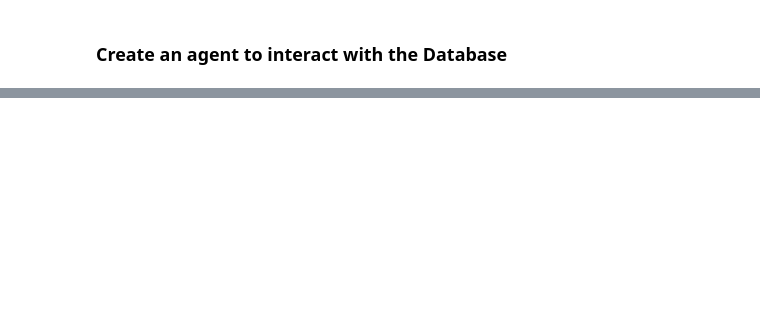
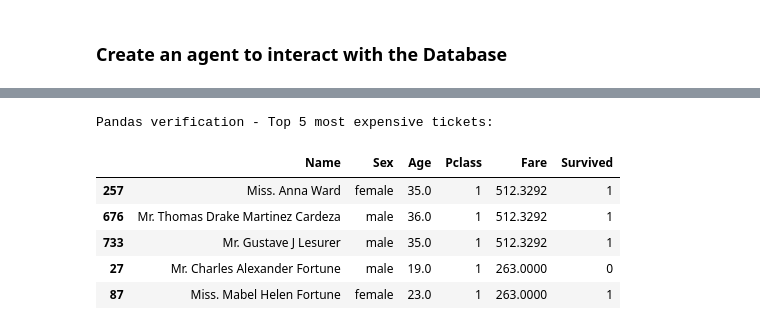
Before and after one commit to TAHMID37/Agent-Database-Interaction, a Jupyter notebook: explore/4_query_and_QA_sqldb_from_csv.ipynb, the cells around one changed output, grey strips where cells are left out. Drawn from its saved outputs; the diff is of its cells as text; code cells hidden in the pictures; blank space fills up the shorter version.

```diff
--- a/explore/4_query_and_QA_sqldb_from_csv.ipynb
+++ b/explore/4_query_and_QA_sqldb_from_csv.ipynb
@@ -216,0 +512,13 @@ df[df["Survived"]==1]["Age"].mean()
+# %%
+# Pandas verification
+top_5_expensive = df.nlargest(5, 'Fare')[['Name', 'Sex', 'Age', 'Pclass', 'Fare', 'Survived']]
+print("Pandas verification - Top 5 most expensive tickets:")
+display(top_5_expensive)
+# %% [output]
+Pandas verification - Top 5 most expensive tickets:
+|  | Name | Sex | Age | Pclass | Fare | Survived |
+| 257 | Miss. Anna Ward | female | 35.0 | 1 | 512.3292 | 1 |
+| 676 | Mr. Thomas Drake Martinez Cardeza | male | 36.0 | 1 | 512.3292 | 1 |
+| 733 | Mr. Gustave J Lesurer | male | 35.0 | 1 | 512.3292 | 1 |
+| 27 | Mr. Charles Alexander Fortune | male | 19.0 | 1 | 263.0000 | 0 |
+| 87 | Miss. Mabel Helen Fortune | female | 23.0 | 1 | 263.0000 | 1 |
```
Also changed, not shown: parts of 26 cells of this notebook, 8 other files.
